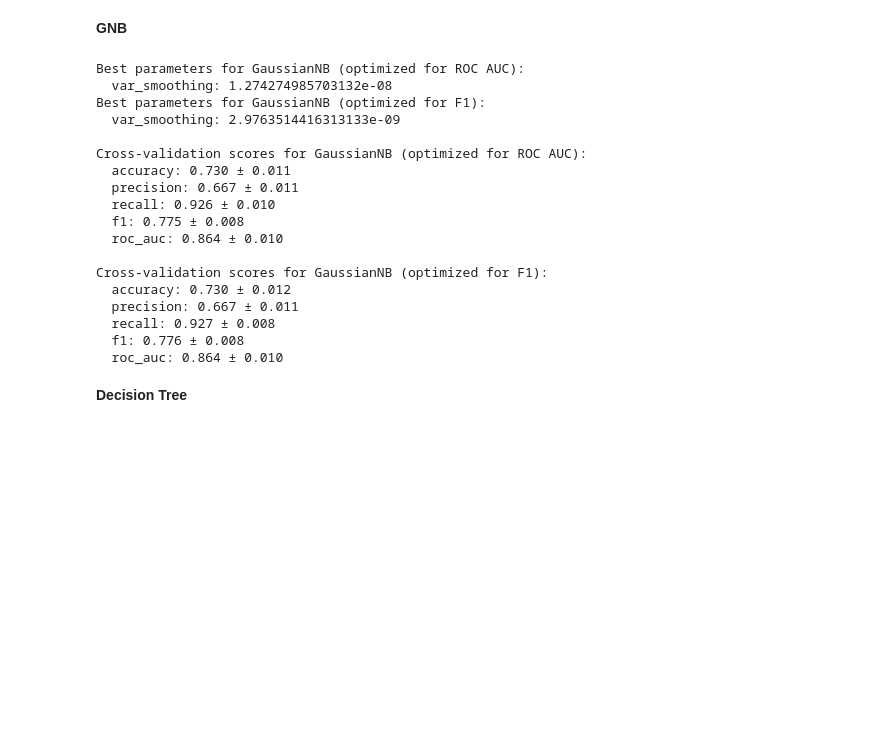
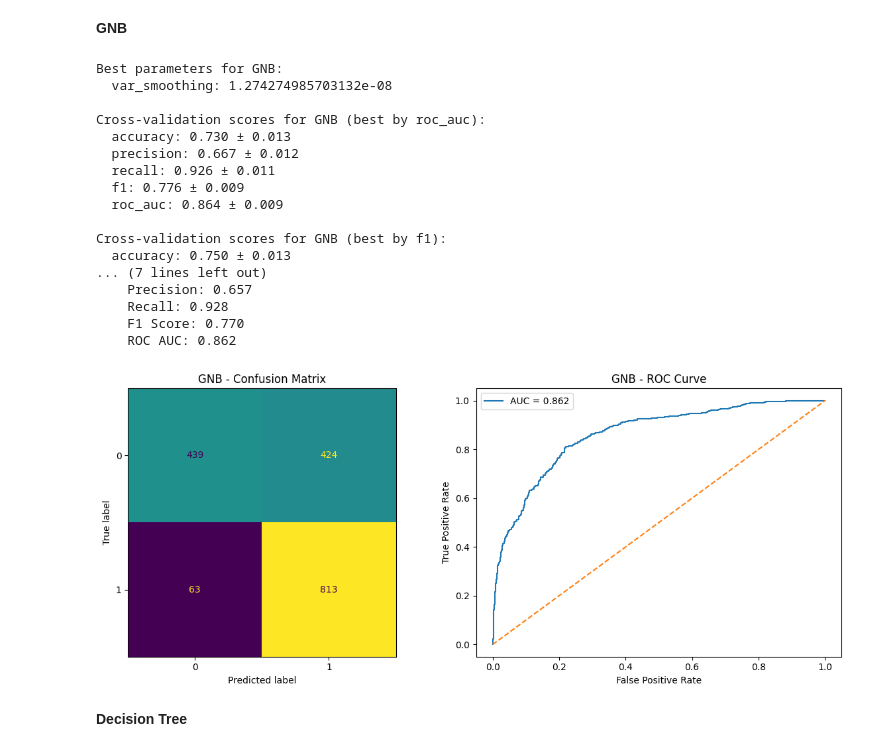
Before and after one commit to YarinArava/SpaceShipTitanic_FinalProject, a Jupyter notebook: Spaceship_Titanic_corrected.ipynb, the cells around one changed output. Saved outputs shown, nothing was run; the diff lists cells and outputs as text; code cells hidden in the pictures; blank space fills up the shorter version.

```diff
--- a/Spaceship_Titanic_corrected.ipynb
+++ b/Spaceship_Titanic_corrected.ipynb
@@ -2090,38 +2140,40 @@ lda_best, lda_best_params, lda_best_results = \
 # %%
 gnb = GaussianNB()
 param_grid_gnb = {
     "var_smoothing": np.logspace(-12, -6, 20)
 }
 
-# maximizing ROC AUC
-gnb_best_roc_auc, gnb_best_params_roc_auc, gnb_cv_results_roc_auc \
+GNB_search, GNB_best_model, GNB_best_params, GNB_cv_results \
     = evaluate_model(gnb, param_grid_gnb, X_train, y_train)
-print_best_params("GaussianNB (optimized for ROC AUC)", gnb_best_params_roc_auc)
+print_best_params("GNB", GNB_best_params)
 
-# maximizing F1 score
-gnb_best_f1, gnb_best_params_f1, gnb_cv_results_f1 \
-    = evaluate_model(gnb, param_grid_gnb, X_train, y_train, refit_metric='f1')
-print_best_params("GaussianNB (optimized for F1)", gnb_best_params_f1)
+print_all_scores_improved("GNB", GNB_cv_results)
+print_all_scores_improved("GNB", GNB_cv_results, best_by='f1')
 
-# printing all scores for the best GaussianNB models
-print_all_scores("GaussianNB (optimized for ROC AUC)", gnb_cv_results_roc_auc)
-print_all_scores("GaussianNB (optimized for F1)", gnb_cv_results_f1)
+# Visualize performance of the best GNB model on the test set
+test_pred = GNB_best_model.predict(X_test)
+test_prob = GNB_best_model.predict_proba(X_test)[:, 1]
+
+print("\nTest set performance for GNB:")
+GNB_reslist = comp_all_scores(y_test, test_pred, test_prob)
+plot_cm_and_roc(y_test, test_pred, test_prob, model_name="GNB")
+tests_results['GNB'] = GNB_reslist
 # %% [output]
-Best parameters for GaussianNB (optimized for ROC AUC):
+Best parameters for GNB:
   var_smoothing: 1.274274985703132e-08
-Best parameters for GaussianNB (optimized for F1):
-  var_smoothing: 2.9763514416313133e-09
 
-Cross-validation scores for GaussianNB (optimized for ROC AUC):
-  accuracy: 0.730 ± 0.011
-  precision: 0.667 ± 0.011
-  recall: 0.926 ± 0.010
-  f1: 0.775 ± 0.008
-  roc_auc: 0.864 ± 0.010
+Cross-validation scores for GNB (best by roc_auc):
+  accuracy: 0.730 ± 0.013
+  precision: 0.667 ± 0.012
+  recall: 0.926 ± 0.011
+  f1: 0.776 ± 0.009
+  roc_auc: 0.864 ± 0.009
 
-Cross-validation scores for GaussianNB (optimized for F1):
-  accuracy: 0.730 ± 0.012
-  precision: 0.667 ± 0.011
-  recall: 0.927 ± 0.008
-  f1: 0.776 ± 0.008
-  roc_auc: 0.864 ± 0.010
+Cross-validation scores for GNB (best by f1):
+  accuracy: 0.750 ± 0.013
+... (7 lines left out)
+    Precision: 0.657
+    Recall: 0.928
+    F1 Score: 0.770
+    ROC AUC: 0.862
+[figure, added]
```
Also changed, not shown: parts of 44 cells of this notebook, 3 other files.
